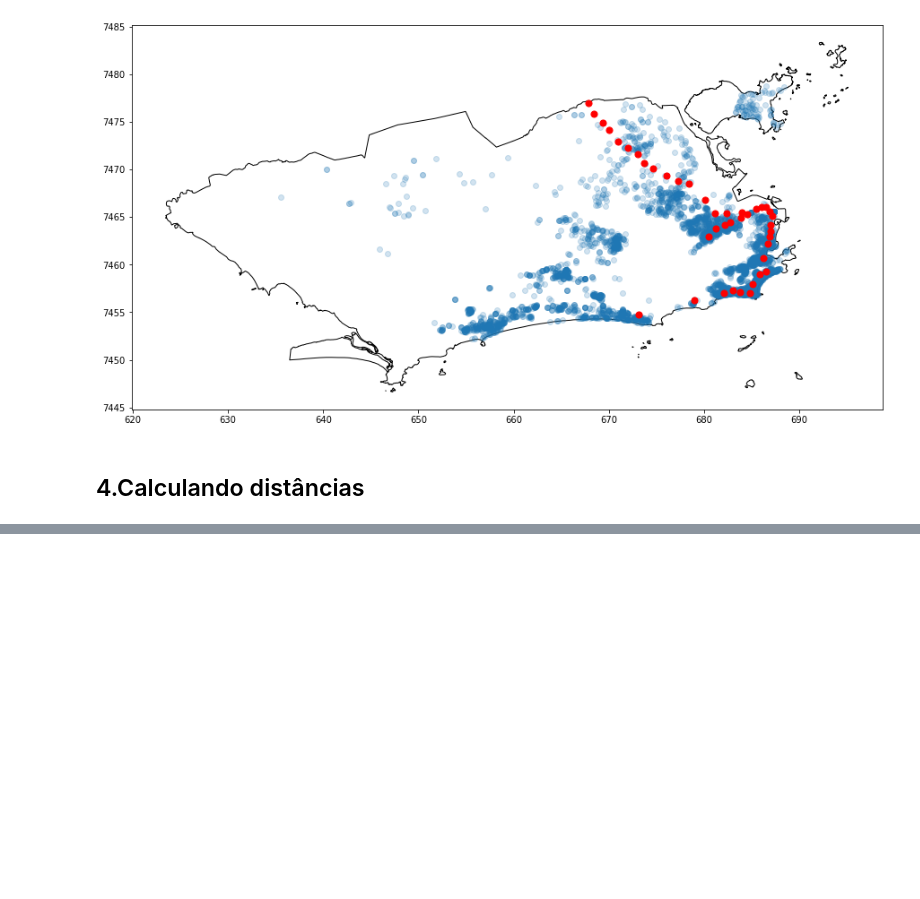
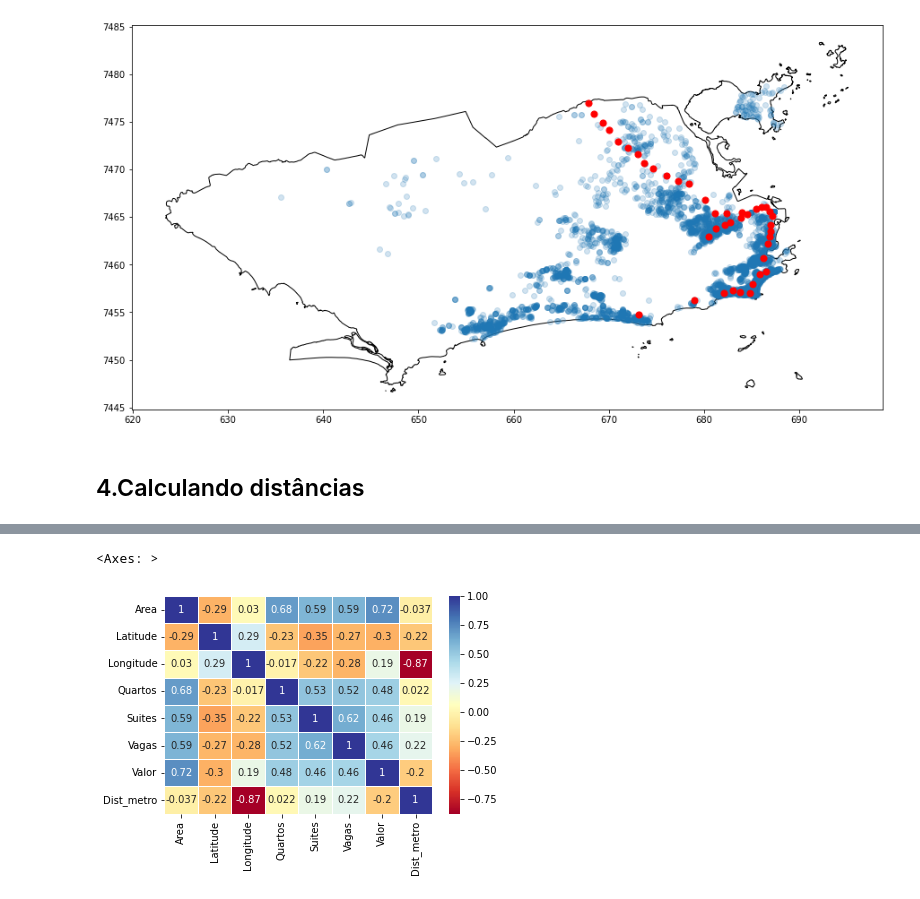
Before and after one commit to FranciscoFoz/programming-training, a Jupyter notebook: 12 - Pacotes Python/geopandas/curso_alura_geopandas.ipynb, the cells around one changed output, grey strips where cells are left out. Drawn from its saved outputs; the diff is of its cells as text; code cells hidden in the pictures; blank space fills up the shorter version.

```diff
--- a/12 - Pacotes Python/geopandas/curso_alura_geopandas.ipynb
+++ b/12 - Pacotes Python/geopandas/curso_alura_geopandas.ipynb
@@ -259,0 +308,4 @@ metro.plot(ax=base, color='red',markersize=50)
+# %%
+import numpy as np
+geo_dados_num = geo_dados.select_dtypes(include=[np.number])
+correlacao = geo_dados_num.corr()
@@ -259,0 +324,6 @@ metro.plot(ax=base, color='red',markersize=50)
+# %%
+import seaborn as sns
+sns.heatmap(correlacao, annot=True, cmap='RdYlBu', linewidth=0.5)
+# %% [output]
+<Axes: >
+[figure, added]
```
Also changed, not shown: parts of 25 cells of this notebook, 2 other files.
